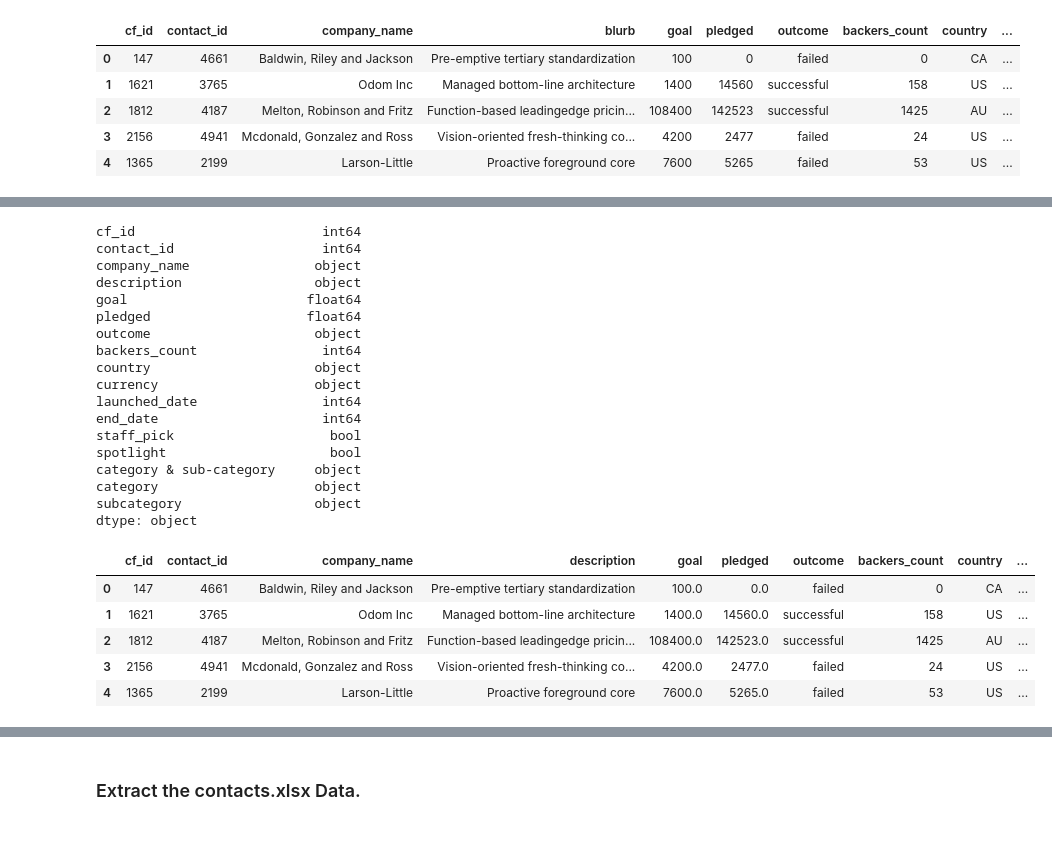
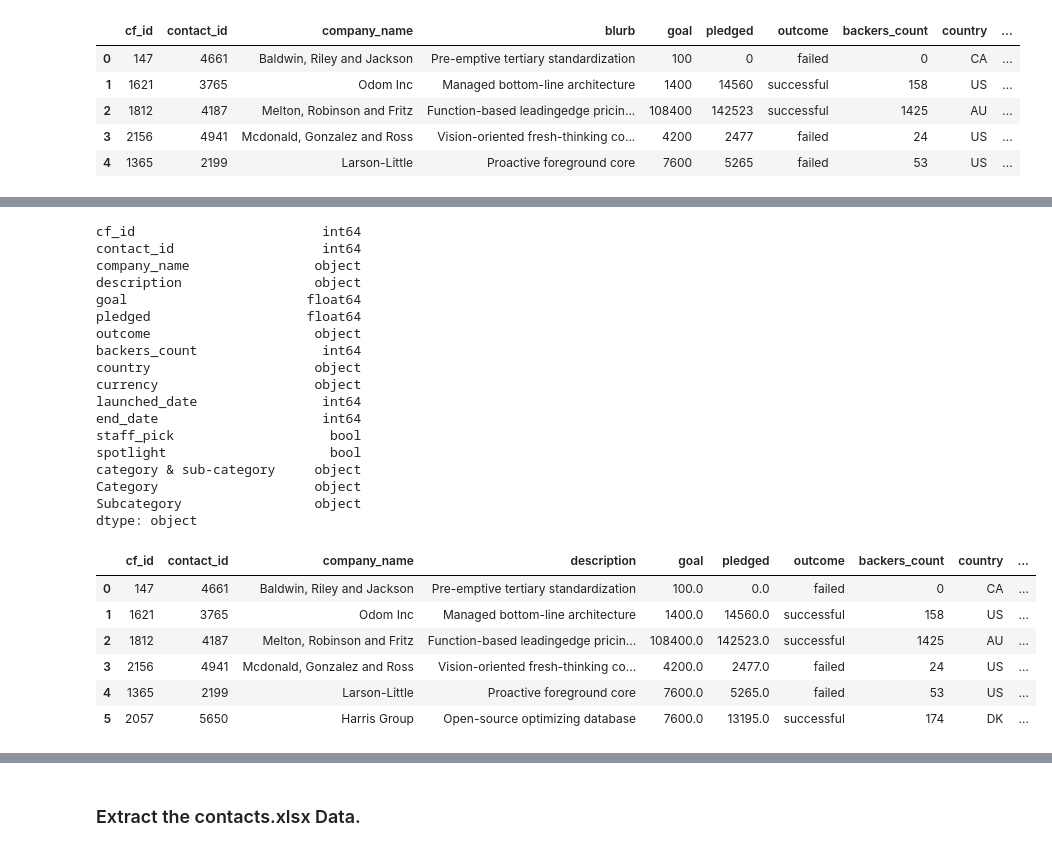
Before and after one commit to dmropp/Crowdfunding_ETL, a Jupyter notebook: ETL_Mini_Project_MRounds_ARopp.ipynb, the cells around one changed output, grey strips where cells are left out. Drawn from its saved outputs; the diff is of its cells as text; code cells hidden in the pictures.

```diff
--- a/ETL_Mini_Project_MRounds_ARopp.ipynb
+++ b/ETL_Mini_Project_MRounds_ARopp.ipynb
@@ -59,6 +62,8 @@ Index(['cf_id', 'contact_id', 'company_name', 'blurb', 'goal', 'pledged',
       dtype='object')
 # %%
 # Assign the category and subcategory values to category and subcategory columns.
+crowdfunding_info_df[['Category', 'Subcategory']] = crowdfunding_info_df['category & sub-category'].str.split('/', n=1, expand=True)
+crowdfunding_info_df.head()
 # %% [output]
 |  | cf_id | contact_id | company_name | blurb | goal | pledged | outcome | backers_count | country | ... |
 | 0 | 147 | 4661 | Baldwin, Riley and Jackson | Pre-emptive tertiary standardization | 100 | 0 | failed | 0 | CA | ... |
@@ -185,6 +203,13 @@ campaign_df.head()
 | 4 | 1365 | 2199 | Larson-Little | Proactive foreground core | 7600 | 5265 | failed | 53 | US | ... |
 # %%
 # Rename the blurb, launched_at, and deadline columns.
+campaign_df = campaign_df.rename(columns={
+    'blurb': 'description',
+    'launched_at': 'launched_date',
+    'deadline': 'end_date'
+})
+
+campaign_df
 # %% [output]
 |  | cf_id | contact_id | company_name | description | goal | pledged | outcome | backers_count | country | ... |
 | 0 | 147 | 4661 | Baldwin, Riley and Jackson | Pre-emptive tertiary standardization | 100 | 0 | failed | 0 | CA | ... |
@@ -195,5 +227,10 @@ campaign_df.head()
 # %%
 # Convert the goal and pledged columns to a `float` data type.
+campaign_df['goal'] = campaign_df['goal'].astype(float)
+campaign_df['pledged'] = campaign_df['pledged'].astype(float)
+
+# Verify the data type conversion
+campaign_df
 # %% [output]
 |  | cf_id | contact_id | company_name | description | goal | pledged | outcome | backers_count | country | ... |
 | 0 | 147 | 4661 | Baldwin, Riley and Jackson | Pre-emptive tertiary standardization | 100.0 | 0.0 | failed | 0 | CA | ... |
@@ -204,5 +248,6 @@ campaign_df.head()
 # %%
 # Check the datatypes
+print(campaign_df.dtypes)
 # %% [output]
 cf_id                        int64
 contact_id                   int64
@@ -219,18 +264,27 @@ end_date                     int64
 staff_pick                    bool
 spotlight                     bool
 category & sub-category     object
-category                    object
-subcategory                 object
+Category                    object
+Subcategory                 object
 dtype: object
 # %%
 # Format the launched_date and end_date columns to datetime format
 from datetime import datetime as dt
+
+
+# Convert the "launched_date" and "end_date" columns to datetime format
+campaign_df['launched_date'] = pd.to_datetime(campaign_df['launched_date'])
+campaign_df['end_date'] = pd.to_datetime(campaign_df['end_date'])
+
+# Display the first few rows of the DataFrame to verify the changes
+campaign_df.head(6)
 # %% [output]
 |  | cf_id | contact_id | company_name | description | goal | pledged | outcome | backers_count | country | ... |
 | 0 | 147 | 4661 | Baldwin, Riley and Jackson | Pre-emptive tertiary standardization | 100.0 | 0.0 | failed | 0 | CA | ... |
 | 1 | 1621 | 3765 | Odom Inc | Managed bottom-line architecture | 1400.0 | 14560.0 | successful | 158 | US | ... |
 | 2 | 1812 | 4187 | Melton, Robinson and Fritz | Function-based leadingedge pricin... | 108400.0 | 142523.0 | successful | 1425 | AU | ... |
 | 3 | 2156 | 4941 | Mcdonald, Gonzalez and Ross | Vision-oriented fresh-thinking co... | 4200.0 | 2477.0 | failed | 24 | US | ... |
 | 4 | 1365 | 2199 | Larson-Little | Proactive foreground core | 7600.0 | 5265.0 | failed | 53 | US | ... |
+| 5 | 2057 | 5650 | Harris Group | Open-source optimizing database | 7600.0 | 13195.0 | successful | 174 | DK | ... |
 # %%
 # Merge the campaign_df with the category_df on the "category" column and
```
Also changed, not shown: parts of 15 cells of this notebook.
